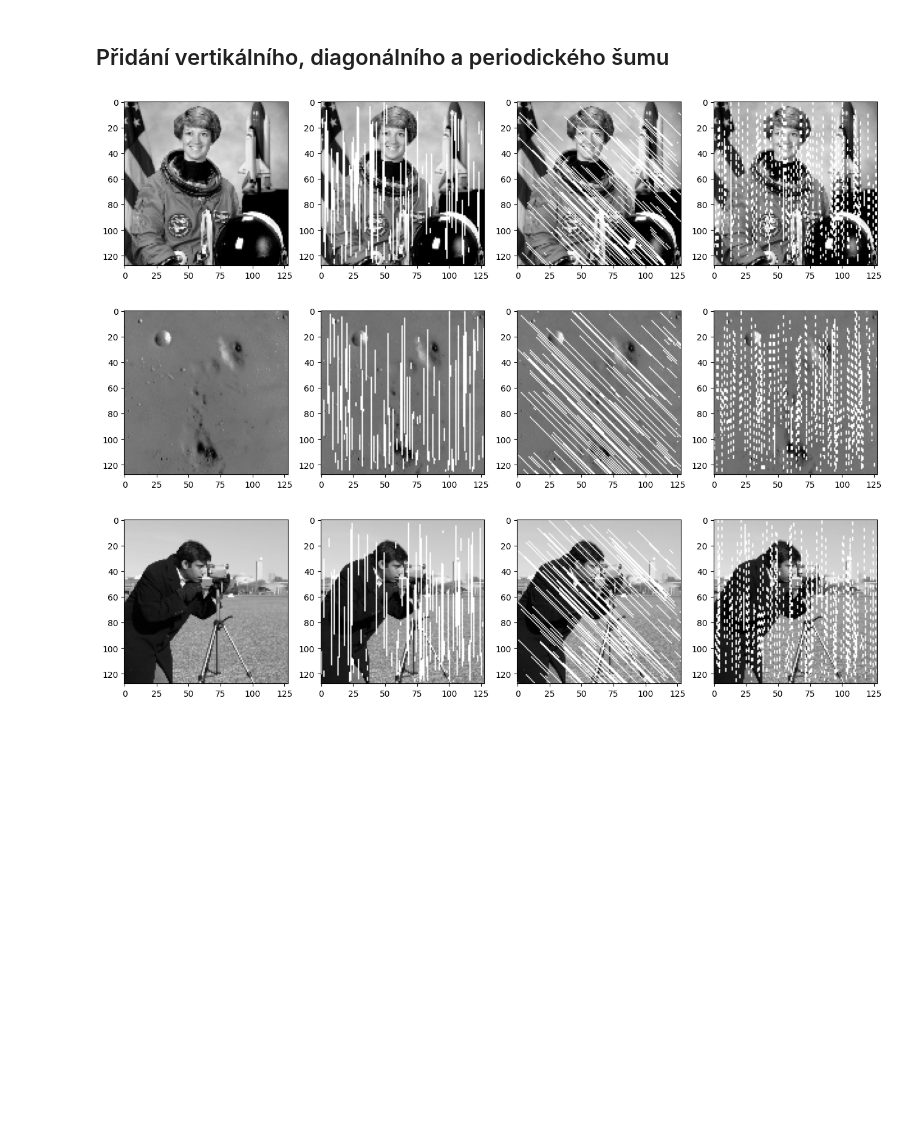
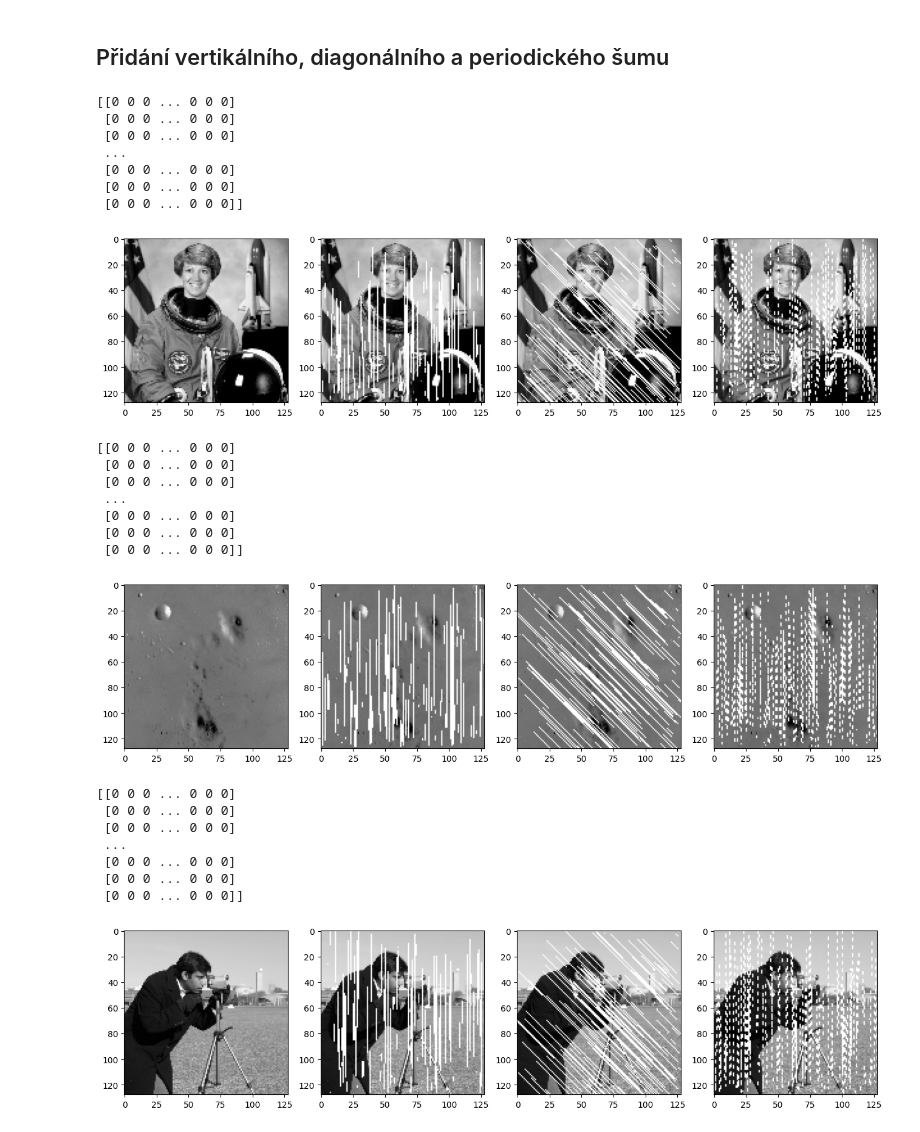
Before and after one commit to stnpkln/EVO, a Jupyter notebook: preprocessing.ipynb, the cells around one changed output. Saved outputs shown, nothing was run; the diff lists cells and outputs as text; code cells hidden in the pictures; blank space fills up the shorter version.

```diff
--- a/preprocessing.ipynb
+++ b/preprocessing.ipynb
@@ -37,20 +37,23 @@ def add_vertical_lines(img, percentage):
     height, width = img.shape
     affected_pixels = 0
     max_affected_pixels = int(percentage * width * height)
+    mask = np.zeros_like(img)
     while affected_pixels < max_affected_pixels:
         column = np.random.randint(0, width)
         # randomly set the row from which to start the vertical line
         start_row = np.random.randint(0, height)
         end_row = np.random.randint(start_row, height)
         img[start_row:end_row, column] = 255  # set the pixel values to 255 (white)
+        mask[start_row:end_row, column] = 255
         affected_pixels += end_row - start_row
-    return img
+    return img, mask
 
 def add_diagonal_lines(img, percentage):
     """Add diagonal lines to the image."""
     height, width = img.shape
     affected_pixels = 0
     max_affected_pixels = int(percentage * width * height)
+    mask = np.zeros_like(img)
     while affected_pixels < max_affected_pixels:
         start_col = np.random.randint(0, width) # 200
         start_row = np.random.randint(0, height) # 210
@@ -60,8 +63,9 @@ def add_diagonal_lines(img, percentage):
         end_row = clipped_length + start_row
         rr, cc = skimage.draw.line(start_row, start_col, end_row, end_col)
         img[rr, cc] = 255  # set the pixel values to 255 (white)
+        mask[rr, cc] = 255
         affected_pixels += len(rr)
-    return img
+    return img, mask
 
 def add_periodic_lines(img, percentage):
     """Add periodic vertical lines to the image."""
@@ -69,6 +73,7 @@ def add_periodic_lines(img, percentage):
     affected_pixels = 0
     max_affected_pixels = int(percentage * width * height)
     period = 3
+    mask = np.zeros_like(img)
     while affected_pixels < max_affected_pixels:
         column = np.random.randint(0, width)
         # randomly set the row from which to start the vertical line
@@ -82,39 +87,65 @@ def add_periodic_lines(img, percentage):
             if gap:
                 current_row = current_end_row
                 gap = False
                 continue
             img[current_row:current_end_row, column] = 255  # set the pixel values to 255 (white)
+            mask[current_row:current_end_row, column] = 255
             affected_pixels += current_end_row - current_row
             current_row = current_end_row
             gap = True
-    return img
+    return img, mask
 
 noise_percentage = 0.2
 data = {}
 dataset_names = ["astronaut", "moon", "camera"]
 for processed_image, name in zip(processed_images, dataset_names):
     fig, (ax1, ax2, ax3, ax4) = plt.subplots(1, 4, figsize=(16, 4))
     ax1.imshow(processed_image, cmap='gray')
-    vertical_noise_img = add_vertical_lines(processed_image.copy(), noise_percentage)
+    vertical_noise_img, vertical_noise_mask = add_vertical_lines(processed_image.copy(), noise_percentage)
     ax2.imshow(vertical_noise_img, cmap='gray')
-    diagonal_noise_img = add_diagonal_lines(processed_image.copy(), noise_percentage)
+    diagonal_noise_img, diagonal_noise_mask = add_diagonal_lines(processed_image.copy(), noise_percentage)
     ax3.imshow(diagonal_noise_img, cmap='gray')
-    periodic_noise_img = add_periodic_lines(processed_image.copy(), noise_percentage)
+    periodic_noise_img, periodic_noise_mask = add_periodic_lines(processed_image.copy(), noise_percentage)
     ax4.imshow(periodic_noise_img, cmap='gray')
-    data["name"] = {
+    print(periodic_noise_mask)
+    data[name] = {
         "name": name,
         "noise_percentage": noise_percentage,
         "image_shape": processed_image.shape,
         "image_type": "grayscale",
         "original": processed_image,
         "vertical_noise": vertical_noise_img,
+        "vertical_noise_mask": vertical_noise_mask,
         "diagonal_noise": diagonal_noise_img,
-        "periodic_noise": periodic_noise_img
+        "diagonal_noise_mask": diagonal_noise_mask,
+        "periodic_noise": periodic_noise_img,
+        "periodic_noise_mask": periodic_noise_mask,
     }
     plt.show()
 
 pickle.dump(data, open("datasets/dataset.pkl", "wb"))
 # %% [output]
+[[0 0 0 ... 0 0 0]
+ [0 0 0 ... 0 0 0]
+ [0 0 0 ... 0 0 0]
+ ...
+ [0 0 0 ... 0 0 0]
+ [0 0 0 ... 0 0 0]
+ [0 0 0 ... 0 0 0]]
-[figure, old version]
+[figure, new version]
+[[0 0 0 ... 0 0 0]
+ [0 0 0 ... 0 0 0]
+ [0 0 0 ... 0 0 0]
+ ...
+ [0 0 0 ... 0 0 0]
+ [0 0 0 ... 0 0 0]
+ [0 0 0 ... 0 0 0]]
-[figure, old version]
+[figure, new version]
+[[0 0 0 ... 0 0 0]
+ [0 0 0 ... 0 0 0]
+ [0 0 0 ... 0 0 0]
+ ...
+ [0 0 0 ... 0 0 0]
+ [0 0 0 ... 0 0 0]
+ [0 0 0 ... 0 0 0]]
-[figure, old version]
+[figure, new version]
```
Also changed, not shown: 5 other files.
